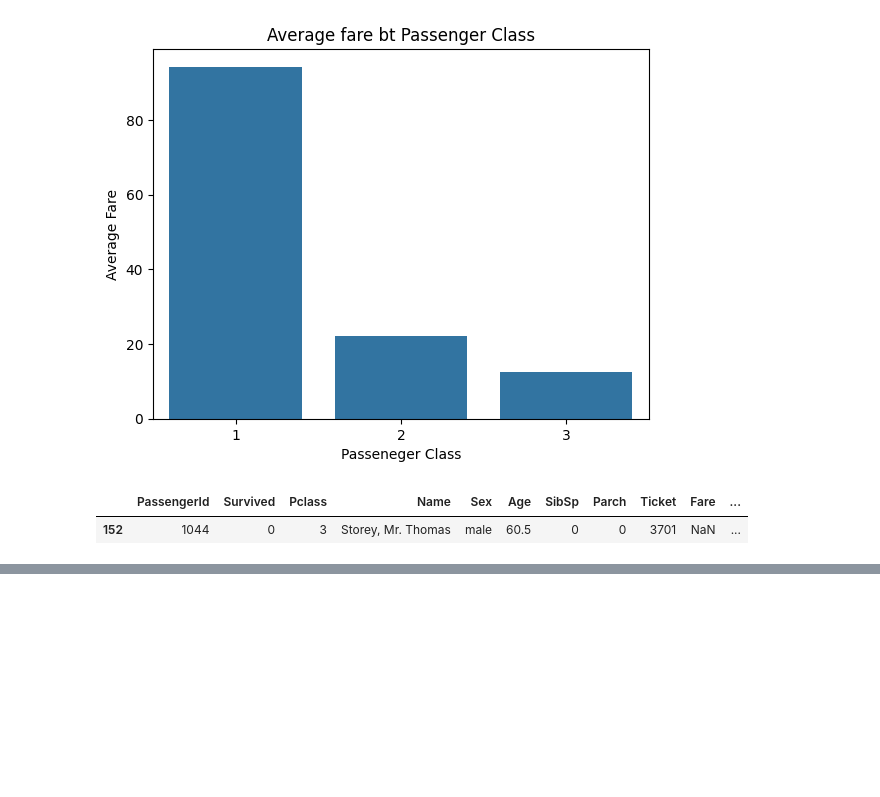
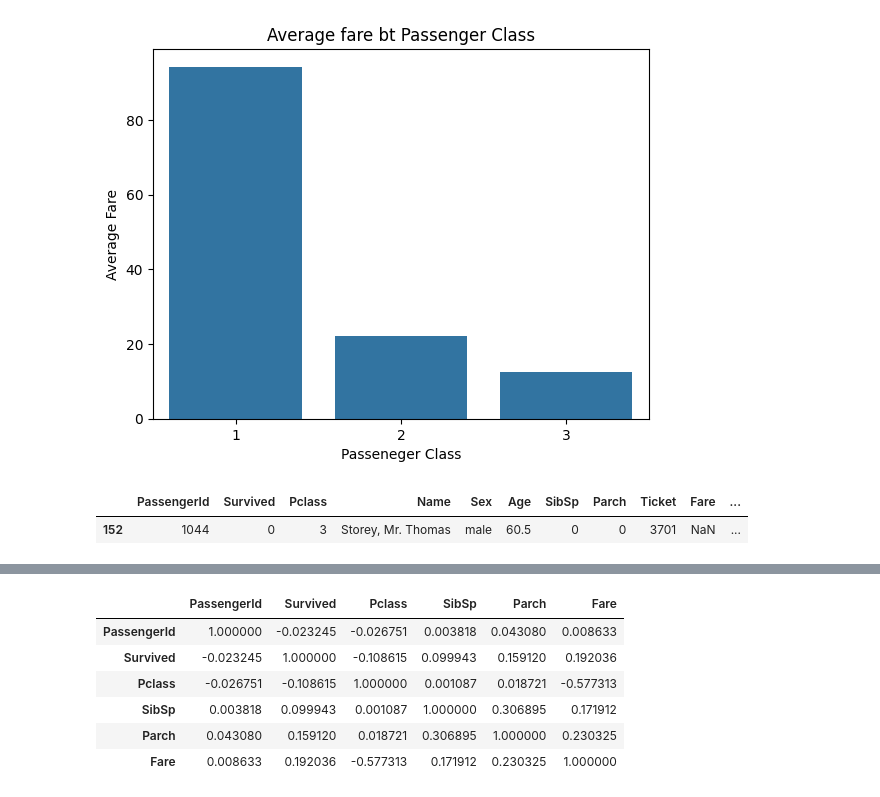
Before and after one commit to quantum-coderX/Titanic, a Jupyter notebook: Untitled.ipynb, the cells around one changed output, grey strips where cells are left out. Cells and saved outputs as stored; diff of their text form; code cells hidden in the pictures; blank space fills up the shorter version.

```diff
--- a/Untitled.ipynb
+++ b/Untitled.ipynb
@@ -145,2 +152,14 @@ dtype: int64
 # %%
+
+numeric_df = df.select_dtypes(include=[np.number])
+Corre = numeric_df.corr()
 df.to_csv("cleaned_tested.csv", index=False)
+Corre
+# %% [output]
+|  | PassengerId | Survived | Pclass | SibSp | Parch | Fare |
+| PassengerId | 1.000000 | -0.023245 | -0.026751 | 0.003818 | 0.043080 | 0.008633 |
+| Survived | -0.023245 | 1.000000 | -0.108615 | 0.099943 | 0.159120 | 0.192036 |
+| Pclass | -0.026751 | -0.108615 | 1.000000 | 0.001087 | 0.018721 | -0.577313 |
+| SibSp | 0.003818 | 0.099943 | 0.001087 | 1.000000 | 0.306895 | 0.171912 |
+| Parch | 0.043080 | 0.159120 | 0.018721 | 0.306895 | 1.000000 | 0.230325 |
+| Fare | 0.008633 | 0.192036 | -0.577313 | 0.171912 | 0.230325 | 1.000000 |
```
Also changed, not shown: parts of 4 cells of this notebook, 1 other file.
